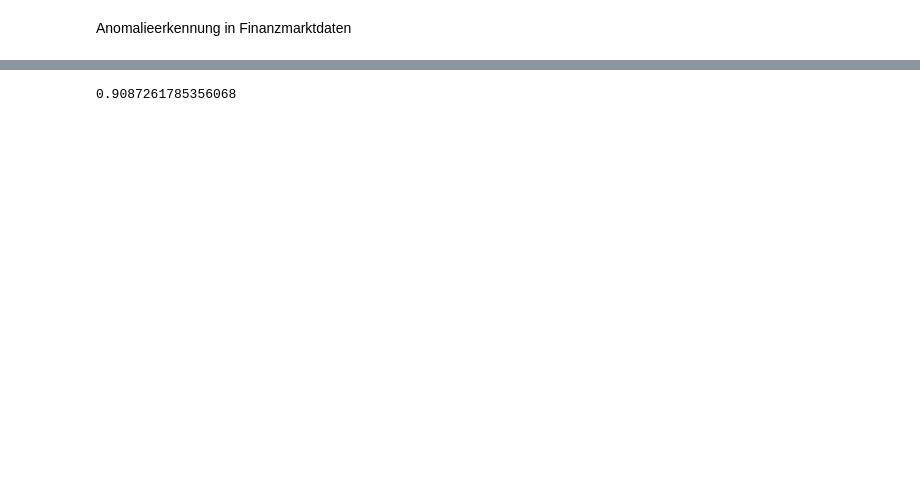
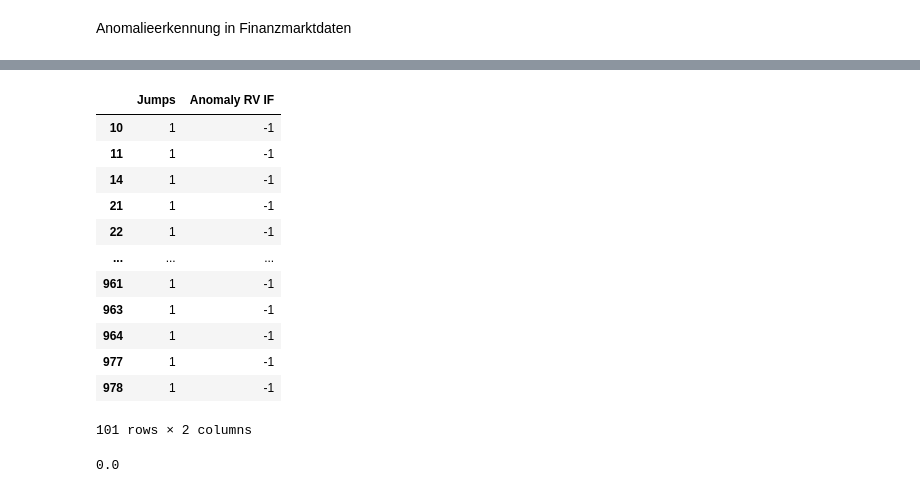
Before and after one commit to Mastercheef/Projekt-Datenanalyse, a Jupyter notebook: MainProject/MainNotebook.ipynb, the cells around one changed output, grey strips where cells are left out. Cells and saved outputs as stored; diff of their text form; code cells hidden in the pictures; blank space fills up the shorter version.

Commit message:
Merge remote-tracking branch 'github/main'
# Conflicts:
#	stock-klassen/MertonJumpDiffusion.py

```diff
--- a/MainProject/MainNotebook.ipynb
+++ b/MainProject/MainNotebook.ipynb
@@ -30,12 +30,25 @@ data
 997 rows × 10 columns
-# %%
-data['Jumps']
-
-
-f1_score(data['Jumps'],data['Anomaly Diff IF'],average='macro')
-f1_score(data['Jumps'],data['Anomaly RV IF'],average='micro')
-# %% [output]
-0.9087261785356068
+# %%
+subset = data.loc[(data['Jumps']==-1) | (data['Anomaly RV IF']==-1)]
+subset[['Jumps', 'Anomaly RV IF']]
+# %% [output]
+|  | Jumps | Anomaly RV IF |
+| 10 | 1 | -1 |
+| 11 | 1 | -1 |
+| 14 | 1 | -1 |
+| 21 | 1 | -1 |
+| 22 | 1 | -1 |
+| ... | ... | ... |
+| 961 | 1 | -1 |
+| 963 | 1 | -1 |
+| 964 | 1 | -1 |
+| 977 | 1 | -1 |
+| 978 | 1 | -1 |
+101 rows × 2 columns
+# %%
+f1_score(subset['Jumps'],subset['Anomaly RV IF'])
+# %% [output]
+0.0
 # %%
 # plots
 # %%
```
Also changed, not shown: parts of 2 cells of this notebook, 1 other file.
